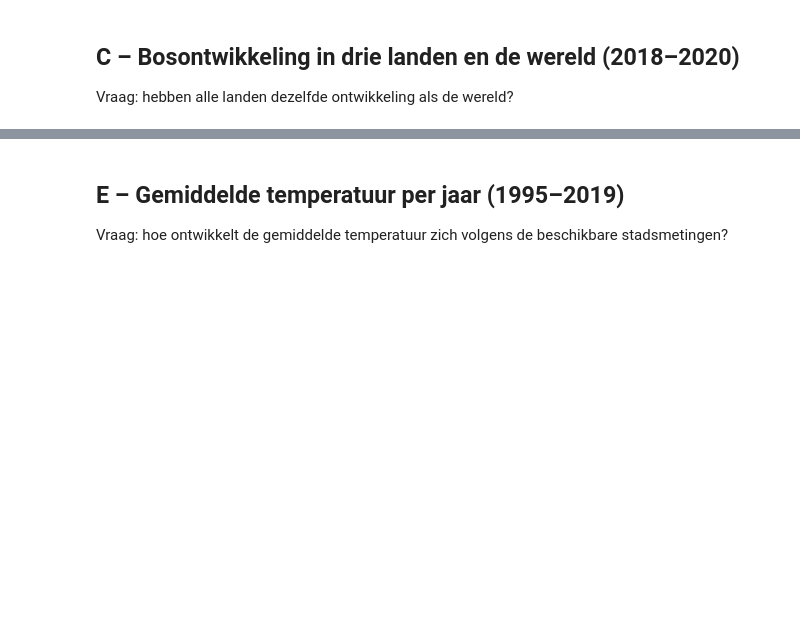
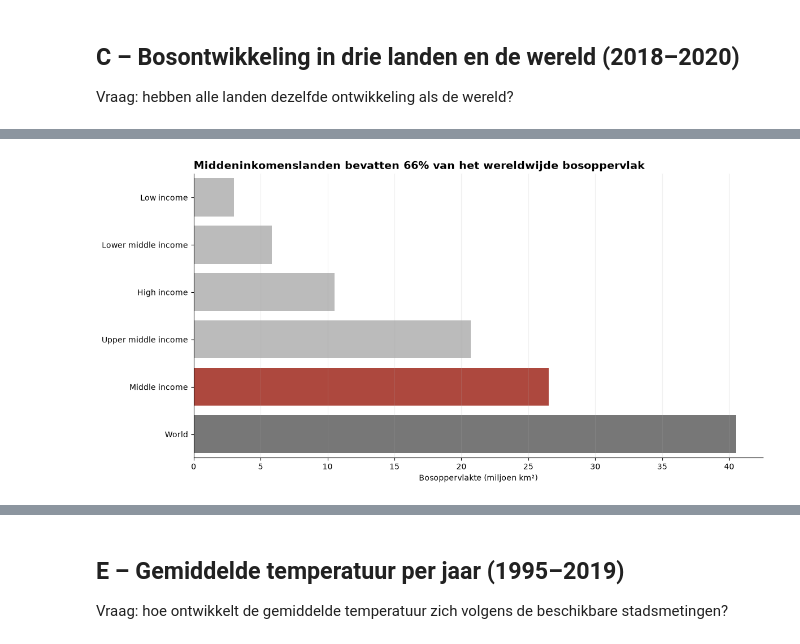
Before and after one commit to KaanAlhan2002/Visualisatie_Storytelling_Deel1_Groep26, a Jupyter notebook: eindopdracht_ACE_werkversie.ipynb, the cells around one changed output, grey strips where cells are left out. Drawn from its saved outputs; the diff is of its cells as text; code cells hidden in the pictures; blank space fills up the shorter version.

```diff
--- a/eindopdracht_ACE_werkversie.ipynb
+++ b/eindopdracht_ACE_werkversie.ipynb
@@ -95,0 +201,15 @@ plt.show()
+# %%
+groups = [
+    "World",
+    "Low income",
+    "Lower middle income",
+    "Middle income",
+    "Upper middle income",
+    "High income"
+]
+
+forest_d = forest[forest["area_name"].isin(groups)]
+forest_d = forest_d[forest_d["year"] == 2020]
+forest_d = forest_d.sort_values("forest_area")
+
+display(forest_d)
@@ -95,0 +224,30 @@ plt.show()
+# %%
+plt.figure(figsize=(12, 6))
+
+sns.barplot(
+    data=forest_d,
+    x=forest_d["forest_area"] / 1000000,
+    y="area_name",
+    hue="area_name",
+    palette=["#BBBBBB", "#BBBBBB", "#BBBBBB",
+             "#BBBBBB", "#C0392B", "#777777"],
+    legend=False
+)
+
+plt.title(
+    "Middeninkomenslanden bevatten 66% van het wereldwijde bosoppervlak",
+    fontsize=14,
+    fontweight="bold",
+    loc="left"
+)
+
+plt.xlabel("Bosoppervlakte (miljoen km²)")
+plt.ylabel("")
+
+plt.grid(axis="x", alpha=0.2)
+sns.despine()
+plt.tight_layout()
+
+plt.show()
+# %% [output]
+[figure, added]
```
Also changed, not shown: parts of 19 cells of this notebook.
